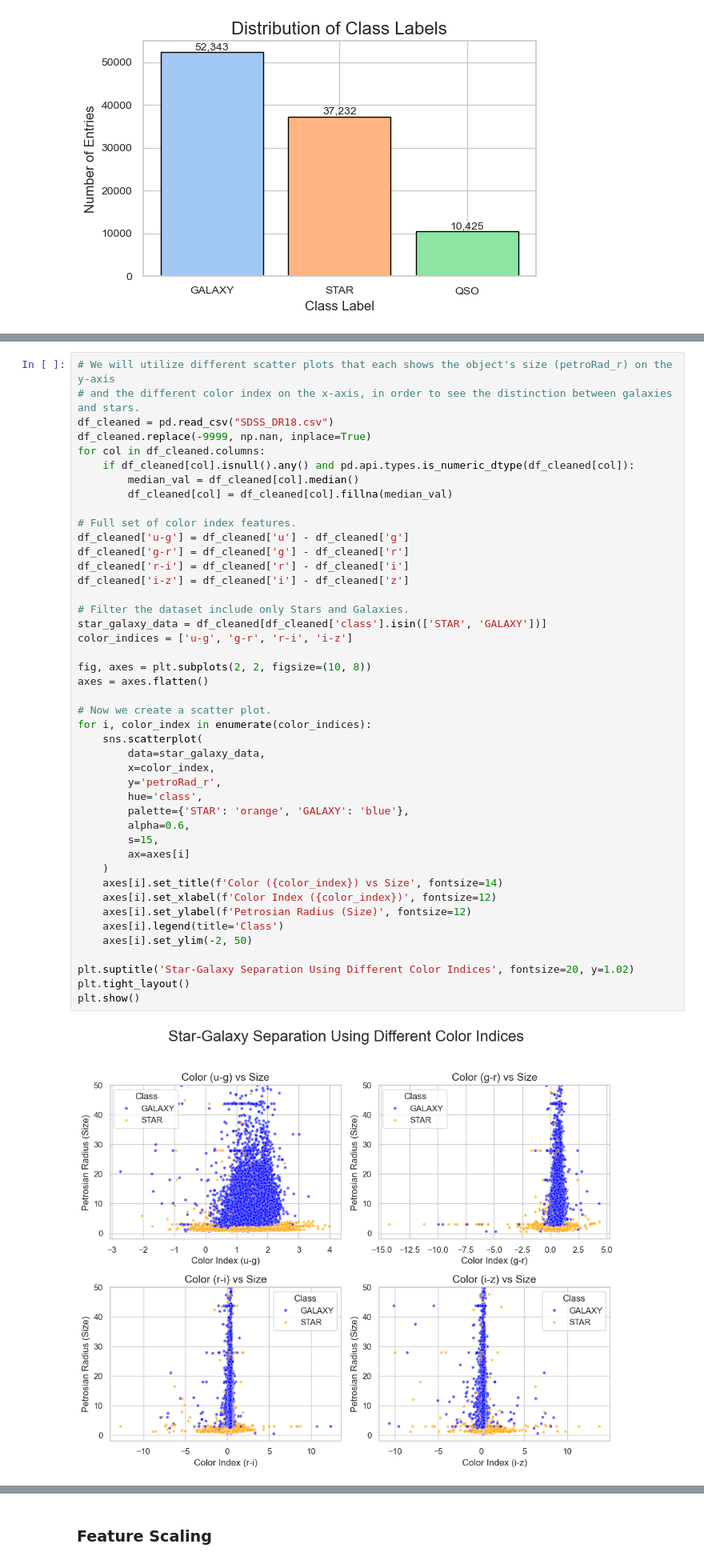
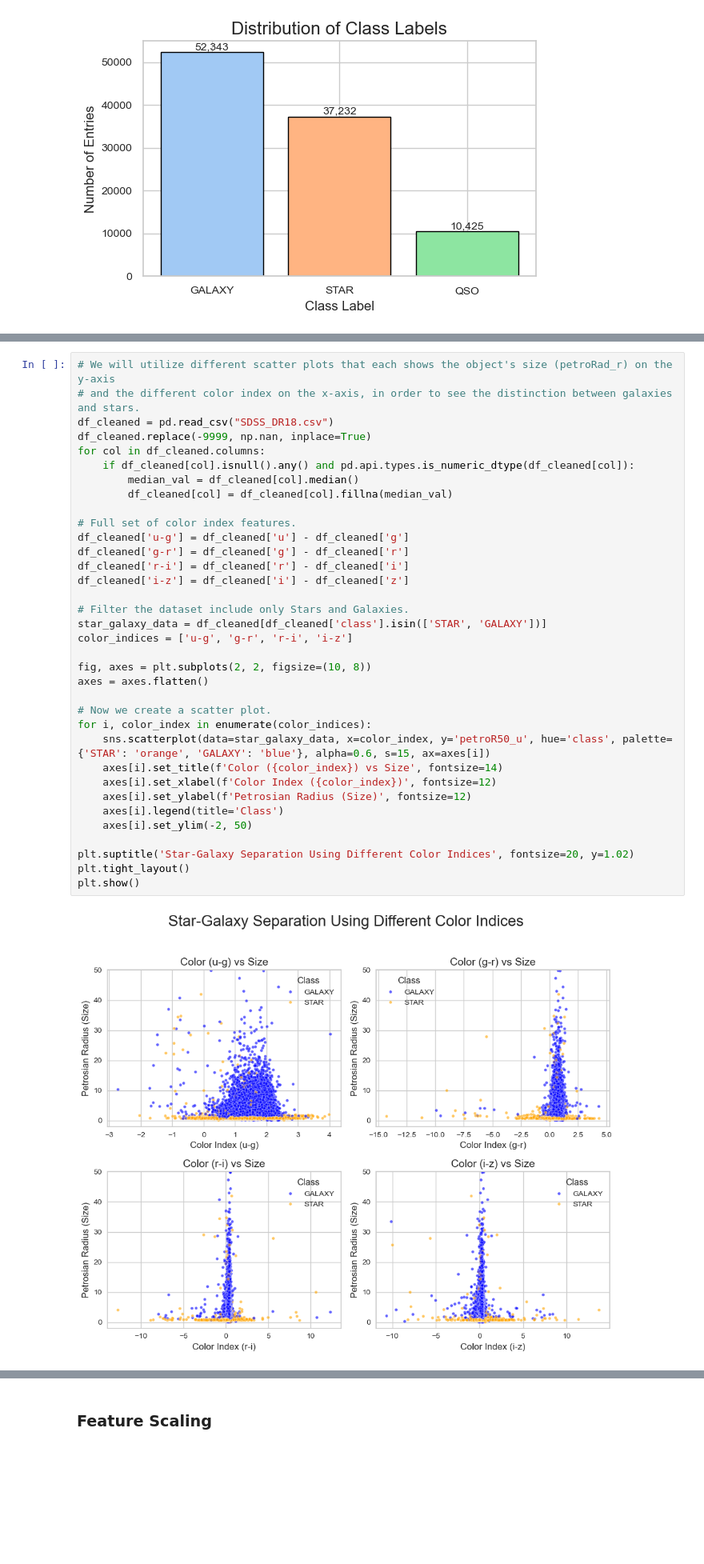
Before and after one commit to sHaiHoang/Celestia, a Jupyter notebook: project.ipynb, the cells around one changed output, grey strips where cells are left out. Shown at 80% size. Saved outputs shown, nothing was run; the diff lists cells and outputs as text; blank space fills up the shorter version.

```diff
--- a/project.ipynb
+++ b/project.ipynb
@@ -266,42 +255,33 @@ df_cleaned.replace(-9999, np.nan, inplace=True)
 for col in df_cleaned.columns:
     if df_cleaned[col].isnull().any() and pd.api.types.is_numeric_dtype(df_cleaned[col]):
         median_val = df_cleaned[col].median()
         df_cleaned[col] = df_cleaned[col].fillna(median_val)
 
 # Full set of color index features.
 df_cleaned['u-g'] = df_cleaned['u'] - df_cleaned['g']
 df_cleaned['g-r'] = df_cleaned['g'] - df_cleaned['r']
 df_cleaned['r-i'] = df_cleaned['r'] - df_cleaned['i']
 df_cleaned['i-z'] = df_cleaned['i'] - df_cleaned['z']
 
 # Filter the dataset include only Stars and Galaxies.
 star_galaxy_data = df_cleaned[df_cleaned['class'].isin(['STAR', 'GALAXY'])]
 color_indices = ['u-g', 'g-r', 'r-i', 'i-z']
 
 fig, axes = plt.subplots(2, 2, figsize=(10, 8))
 axes = axes.flatten()
 
 # Now we create a scatter plot.
 for i, color_index in enumerate(color_indices):
-    sns.scatterplot(
-        data=star_galaxy_data,
-        x=color_index,
-        y='petroRad_r',
-        hue='class',
-        palette={'STAR': 'orange', 'GALAXY': 'blue'},
-        alpha=0.6,
-        s=15,
-        ax=axes[i]
-    )
+    sns.scatterplot(data=star_galaxy_data, x=color_index, y='petroR50_u', hue='class', palette={'STAR': 'orange', 'GALAXY': 'blue'}, alpha=0.6, s=15, ax=axes[i])
     axes[i].set_title(f'Color ({color_index}) vs Size', fontsize=14)
     axes[i].set_xlabel(f'Color Index ({color_index})', fontsize=12)
     axes[i].set_ylabel(f'Petrosian Radius (Size)', fontsize=12)
     axes[i].legend(title='Class')
     axes[i].set_ylim(-2, 50)
 
 plt.suptitle('Star-Galaxy Separation Using Different Color Indices', fontsize=20, y=1.02)
 plt.tight_layout()
 plt.show()
 # %% [output]
-[figure, old version]
+[figure, new version]
 # %%
```
Also changed, not shown: parts of 16 cells of this notebook.
